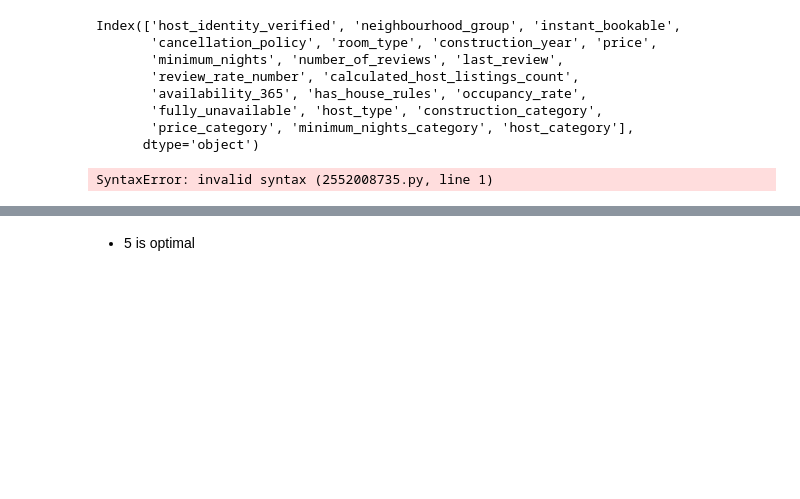
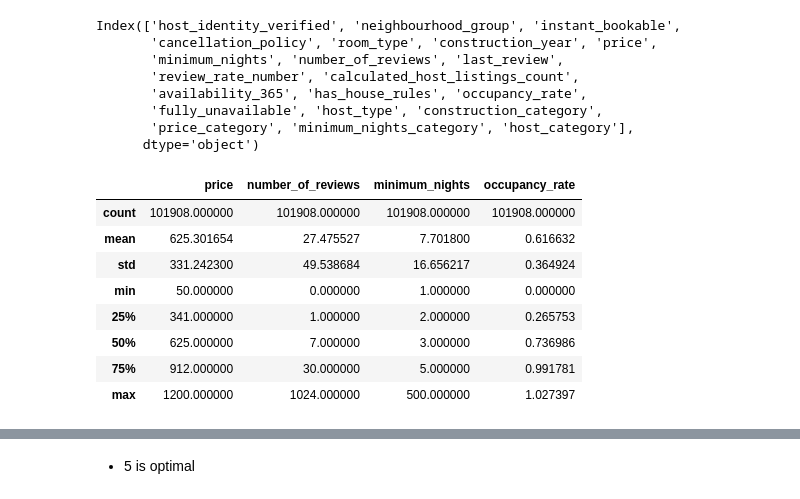
Before and after one commit to Sapanaa/Airbnb-NYC-From-Raw-Data-to-Insights, a Jupyter notebook: notebooks/05_clustering_analysis.ipynb, the cells around one changed output, grey strips where cells are left out. Cells and saved outputs as stored; diff of their text form; code cells hidden in the pictures; blank space fills up the shorter version.

```diff
--- a/notebooks/05_clustering_analysis.ipynb
+++ b/notebooks/05_clustering_analysis.ipynb
@@ -36,9 +36,17 @@ cluster_features = data[
     ]
 ].copy()
 # %%
-cluster_features.describe()Standar
+cluster_features.describe()
 # %% [output]
-SyntaxError: invalid syntax (2552008735.py, line 1)
+|  | price | number_of_reviews | minimum_nights | occupancy_rate |
+| count | 101908.000000 | 101908.000000 | 101908.000000 | 101908.000000 |
+| mean | 625.301654 | 27.475527 | 7.701800 | 0.616632 |
+| std | 331.242300 | 49.538684 | 16.656217 | 0.364924 |
+| min | 50.000000 | 0.000000 | 1.000000 | 0.000000 |
+| 25% | 341.000000 | 1.000000 | 2.000000 | 0.265753 |
+| 50% | 625.000000 | 7.000000 | 3.000000 | 0.736986 |
+| 75% | 912.000000 | 30.000000 | 5.000000 | 0.991781 |
+| max | 1200.000000 | 1024.000000 | 500.000000 | 1.027397 |
 # %%
 cluster_features['number_of_reviews'] = np.log1p(cluster_features['number_of_reviews'])
 # %%
```
Also changed, not shown: parts of 9 cells of this notebook, 1 other file.
